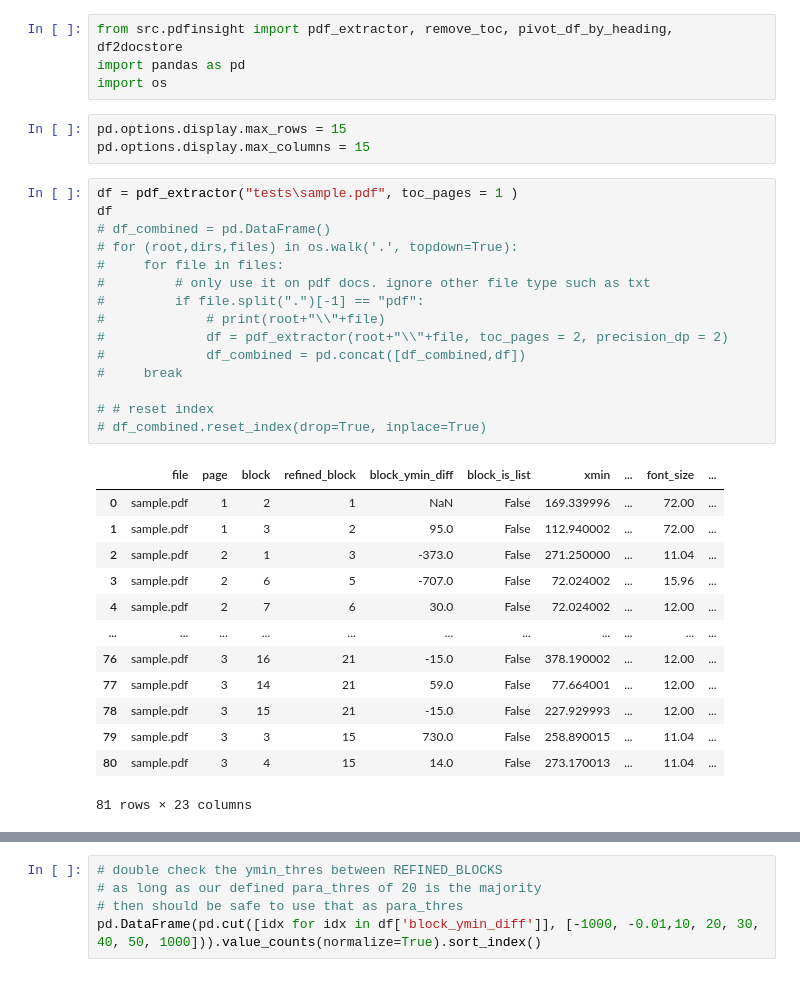
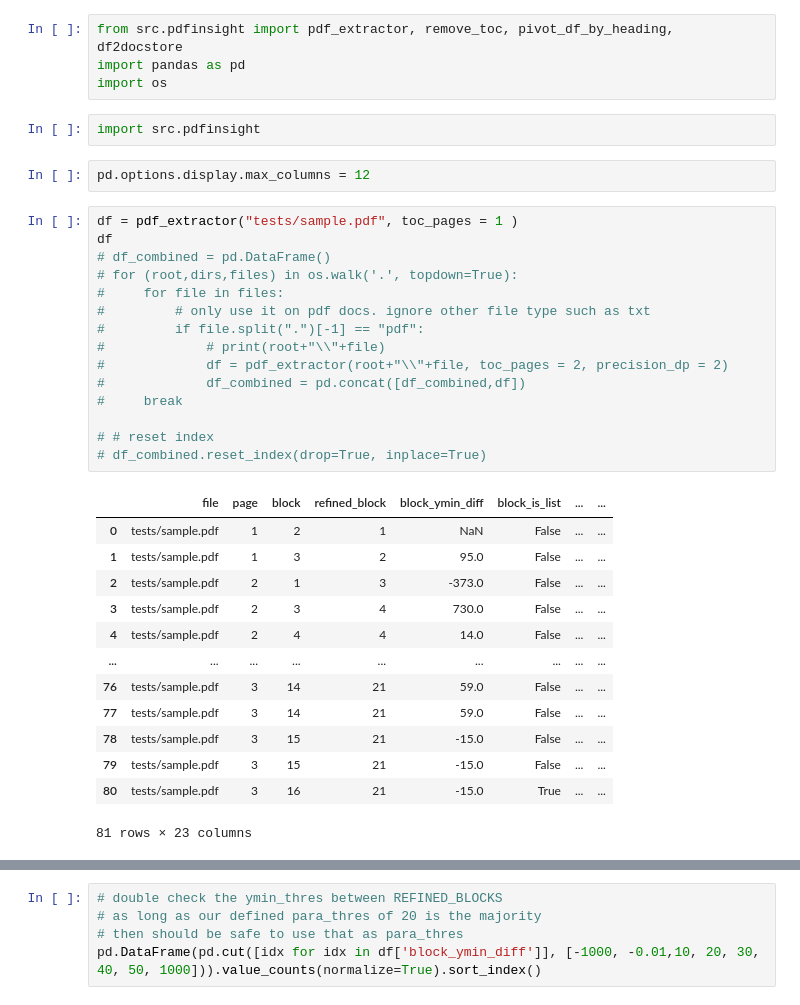
Before and after one commit to erjieyong/PDFInsight, a Jupyter notebook: test.ipynb, the cells around one changed output, grey strips where cells are left out. Drawn from its saved outputs; the diff is of its cells as text.

```diff
--- a/test.ipynb
+++ b/test.ipynb
@@ -2,36 +2,37 @@
 from src.pdfinsight import pdf_extractor, remove_toc, pivot_df_by_heading, df2docstore
 import pandas as pd
 import os
+# %%
+import src.pdfinsight
 # %%
-pd.options.display.max_rows = 15
-pd.options.display.max_columns = 15
+pd.options.display.max_columns = 12
 # %%
-df = pdf_extractor("tests\sample.pdf", toc_pages = 1 )
+df = pdf_extractor("tests/sample.pdf", toc_pages = 1 )
 df
 # df_combined = pd.DataFrame()
 # for (root,dirs,files) in os.walk('.', topdown=True):
 #     for file in files:
 #         # only use it on pdf docs. ignore other file type such as txt
 #         if file.split(".")[-1] == "pdf":
 #             # print(root+"\\"+file)
 #             df = pdf_extractor(root+"\\"+file, toc_pages = 2, precision_dp = 2)
 #             df_combined = pd.concat([df_combined,df])
 #     break
 
 # # reset index
 # df_combined.reset_index(drop=True, inplace=True)
 # %% [output]
-|  | file | page | block | refined_block | block_ymin_diff | block_is_list | xmin | ... | font_size | ... |
-| 0 | sample.pdf | 1 | 2 | 1 | NaN | False | 169.339996 | ... | 72.00 | ... |
-| 1 | sample.pdf | 1 | 3 | 2 | 95.0 | False | 112.940002 | ... | 72.00 | ... |
-| 2 | sample.pdf | 2 | 1 | 3 | -373.0 | False | 271.250000 | ... | 11.04 | ... |
-| 3 | sample.pdf | 2 | 6 | 5 | -707.0 | False | 72.024002 | ... | 15.96 | ... |
-| 4 | sample.pdf | 2 | 7 | 6 | 30.0 | False | 72.024002 | ... | 12.00 | ... |
-| ... | ... | ... | ... | ... | ... | ... | ... | ... | ... | ... |
-| 76 | sample.pdf | 3 | 16 | 21 | -15.0 | False | 378.190002 | ... | 12.00 | ... |
-| 77 | sample.pdf | 3 | 14 | 21 | 59.0 | False | 77.664001 | ... | 12.00 | ... |
-| 78 | sample.pdf | 3 | 15 | 21 | -15.0 | False | 227.929993 | ... | 12.00 | ... |
-| 79 | sample.pdf | 3 | 3 | 15 | 730.0 | False | 258.890015 | ... | 11.04 | ... |
-| 80 | sample.pdf | 3 | 4 | 15 | 14.0 | False | 273.170013 | ... | 11.04 | ... |
+|  | file | page | block | refined_block | block_ymin_diff | block_is_list | ... | ... |
+| 0 | tests/sample.pdf | 1 | 2 | 1 | NaN | False | ... | ... |
+| 1 | tests/sample.pdf | 1 | 3 | 2 | 95.0 | False | ... | ... |
+| 2 | tests/sample.pdf | 2 | 1 | 3 | -373.0 | False | ... | ... |
+| 3 | tests/sample.pdf | 2 | 3 | 4 | 730.0 | False | ... | ... |
+| 4 | tests/sample.pdf | 2 | 4 | 4 | 14.0 | False | ... | ... |
+| ... | ... | ... | ... | ... | ... | ... | ... | ... |
+| 76 | tests/sample.pdf | 3 | 14 | 21 | 59.0 | False | ... | ... |
+| 77 | tests/sample.pdf | 3 | 14 | 21 | 59.0 | False | ... | ... |
+| 78 | tests/sample.pdf | 3 | 15 | 21 | -15.0 | False | ... | ... |
+| 79 | tests/sample.pdf | 3 | 15 | 21 | -15.0 | False | ... | ... |
+| 80 | tests/sample.pdf | 3 | 16 | 21 | -15.0 | True | ... | ... |
 81 rows × 23 columns
 # %%
```
Also changed, not shown: parts of 6 cells of this notebook, 2 other files.
